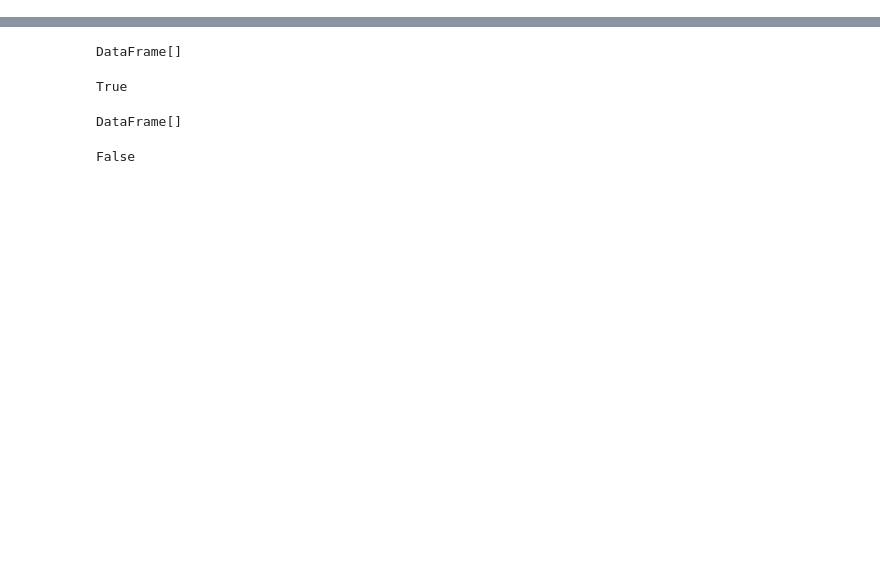
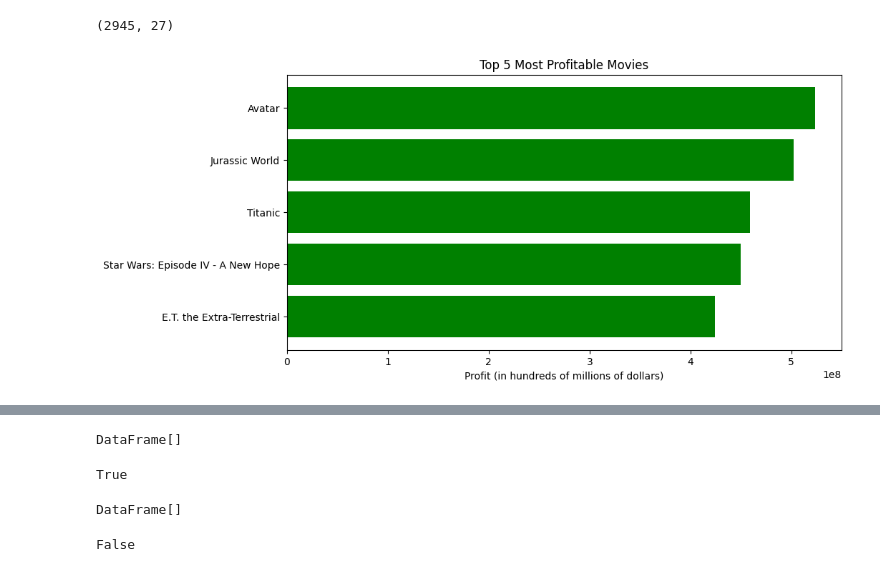
Before and after one commit to LegallyNotBlonde/Movie_Analysis, a Jupyter notebook: Notebooks/machine_learning_colab.ipynb, the cells around one changed output, grey strips where cells are left out. Saved outputs shown, nothing was run; the diff lists cells and outputs as text; code cells hidden in the pictures; blank space fills up the shorter version.

```diff
--- a/Notebooks/machine_learning_colab.ipynb
+++ b/Notebooks/machine_learning_colab.ipynb
@@ -5,0 +149,4 @@
+# %%
+# Remove rows where 'movie_title' has duplicates (keep the first occurrence and drop others)
+cleaned_data = transformed_data.drop_duplicates(subset=['movie_title'], keep='first')
+# That removes movies wiht identical titles and avoid confusion in our machine learning models if movies names were used more than once.
@@ -5,0 +175,18 @@
+# %%
+# Make a copy of 'cleaned_data' for debugging purposes
+# for debugging purposes
+cleaned_data = cleaned_data.copy()
+
+# Create a new column for profit using .loc
+cleaned_data.loc[:, 'profit'] = cleaned_data['gross'] - cleaned_data['budget']
+# %%
+# Ensure that the 'profit' column is numeric, and convert if necessary to integers
+cleaned_data['profit'] = pd.to_numeric(cleaned_data['profit'], errors='coerce').fillna(0).astype(int)
+# Show cleaned data size
+cleaned_data.shape
+# %% [output]
+(2945, 27)
+# %%
+# Sorting the data by profit to find the top and bottom 5 movies
+top_5_profitable_movies = cleaned_data.sort_values(by='profit', ascending=False).head(5)
+bottom_5_profitable_movies = cleaned_data.sort_values(by='profit', ascending=True).head(5)
@@ -5,0 +198,10 @@
+# %%
+# Visualization of the 5 most profitable movies
+plt.figure(figsize=(10, 5))
+plt.barh(top_5_profitable_movies['movie_title'], top_5_profitable_movies['profit'], color='green')  # Correct the order
+plt.xlabel('Profit (in hundreds of millions of dollars)')  # title of the axis label
+plt.title('Top 5 Most Profitable Movies') #plot title
+plt.gca().invert_yaxis()  # Invert to show sorted by the highest profit
+plt.show()
+# %% [output]
+[figure, added]
```
Also changed, not shown: parts of 37 cells of this notebook, 3 other files.
